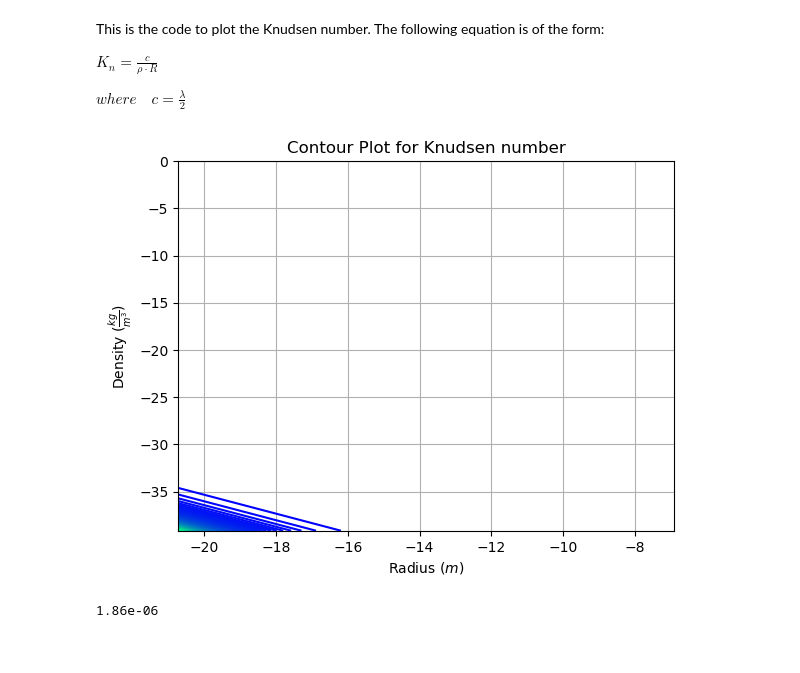
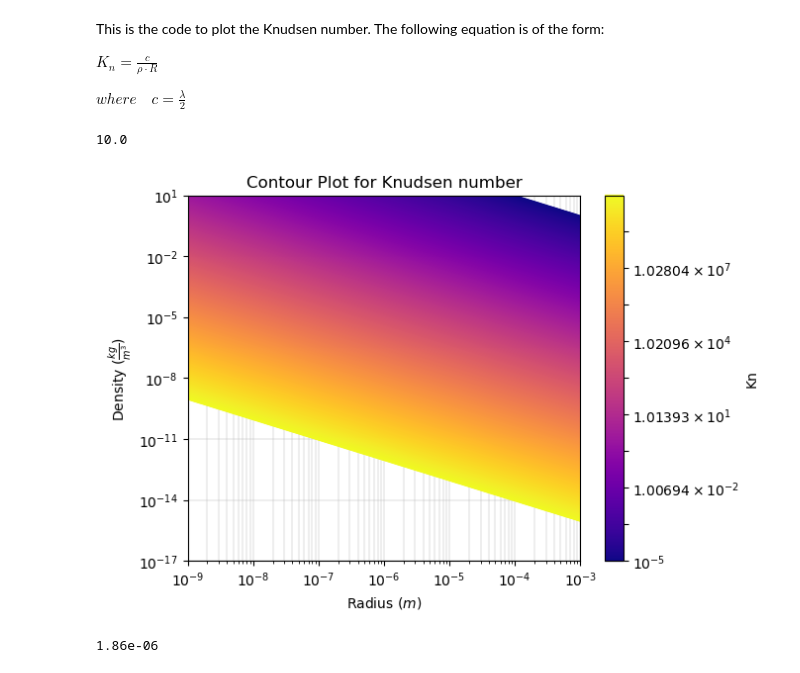
Before and after one commit to drraurau/Browndwarfs_Cloud, a Jupyter notebook: Knudsencontour2.ipynb, the cells around one changed output. Saved outputs shown, nothing was run; the diff lists cells and outputs as text; code cells hidden in the pictures.

Commit message:
Knudsen plot completed

```diff
--- a/Knudsencontour2.ipynb
+++ b/Knudsencontour2.ipynb
@@ -9,42 +10,63 @@ This is the code to plot the Knudsen number. The following equation is of the fo
 $K_n = \frac{c}{\rho \cdot R}$
 
 $where \quad c = \frac{\lambda}{2}$
+# %%
+c = 100**3 * 10**-5
+print(c)
+# %% [output]
+10.0
 # %%
 #Constants defined in the equation
 #Lambda
 mean_free_path = (1.86*10**-6)
 
 #Constant c
 constant = mean_free_path/2
+r_constant = 10**-5 * 100**3 * 10**-3
+
+C = constant*r_constant
+
+Radius = (10**-9, 10**-3, 1000)
+rho = (10**-17, 1, 1000)
+
+Rad_log = np.logspace(-9,-3,1000)
+
+rho_log = np.logspace(-17,1,1000)
 
 
 
-
-Radius = np.linspace(np.log(10**-9), np.log(10**-3), 1000)
-rho = np.linspace(np.log(10**-17), np.log(10**0), 1000)
+#Converting Radius and rho into a total 2D array
+Rad, Rho = np.meshgrid(Rad_log,rho_log)
 
 
-#Converting Radius and rho into a total 2D array
-Rad, Rho = np.meshgrid(Radius,rho)
-
-
-Knudsen = (constant*10**-5)/(np.exp(Rad) * np.exp(Rho))
+Knudsen = (C)/((Rad) * (Rho))
 
 
 #Contour_plot_1 = plt.contourf(Rad,Rho, Knudsen,levels = [1], cmap = 'magma')
-Contour_plot = plt.contour(Rad,Rho, Knudsen, levels = 100, cmap = 'winter')
+Contour_plot = plt.contour(
+    Rad,Rho, Knudsen,
+    levels = np.logspace(-5,10,1000),
+    #norm arguement tells you how the colour must be mapped
+    norm = LogNorm(),
+    cmap = 'plasma')
 
 plt.xlabel('Radius ($m$)')
 plt.ylabel('Density ($\\frac{kg}{m^3}$)')
+plt.xscale('log')
+plt.yscale('log')
+
+
+
+plt.colorbar(label = 'Kn')
 
 plt.title('Contour Plot for Knudsen number')
 
-plt.grid()
-#plt.ylim(-40,-35)
-#plt.xlim(-21,-16)
+plt.grid(which= 'both', linewidth = 0.3)
+
+
 plt.show()
 # %% [output]
-[figure, old version]
+[figure, new version]
 # %%
 # %% [output]
 1.86e-06
```
Also changed, not shown: parts of 1 cell of this notebook.
